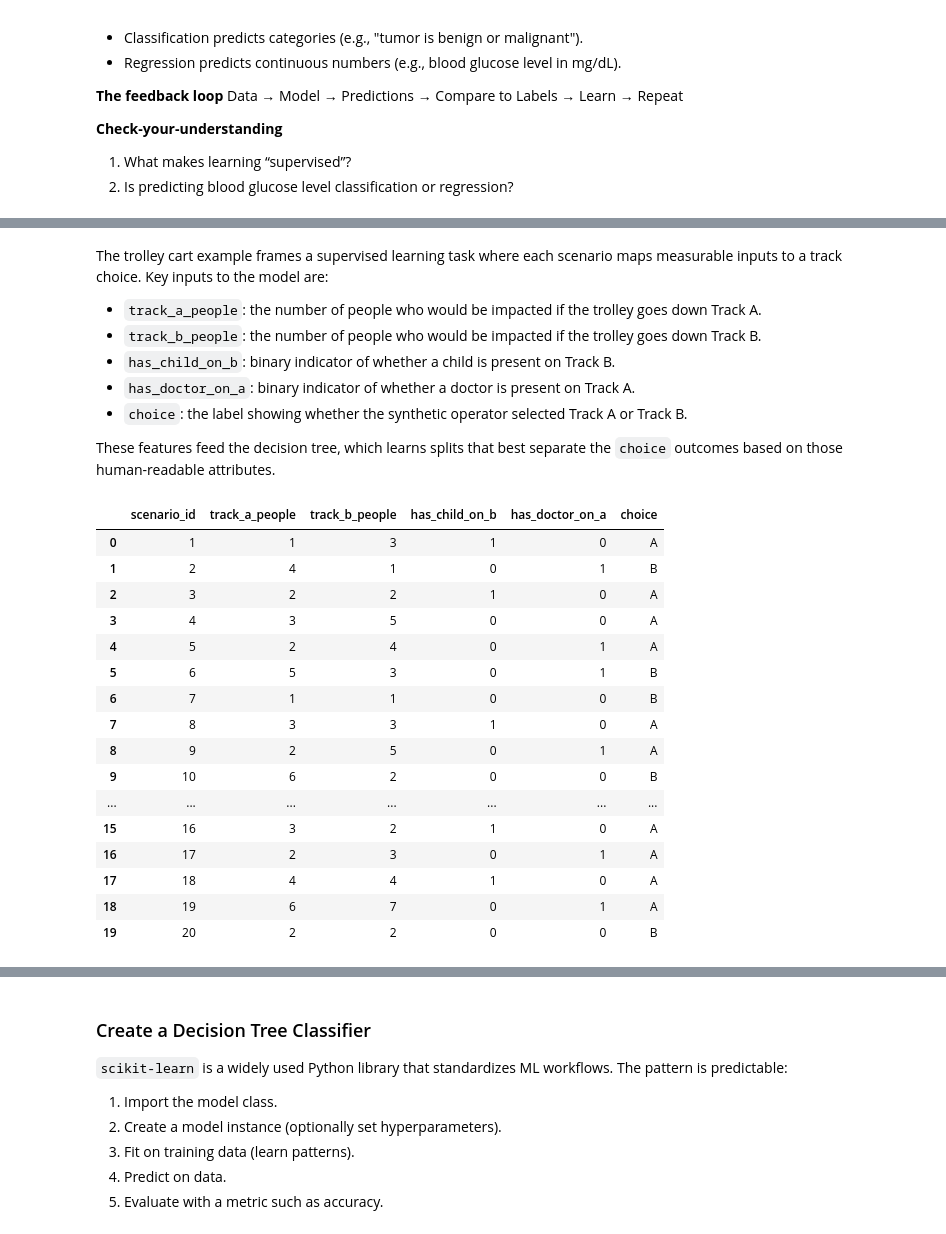
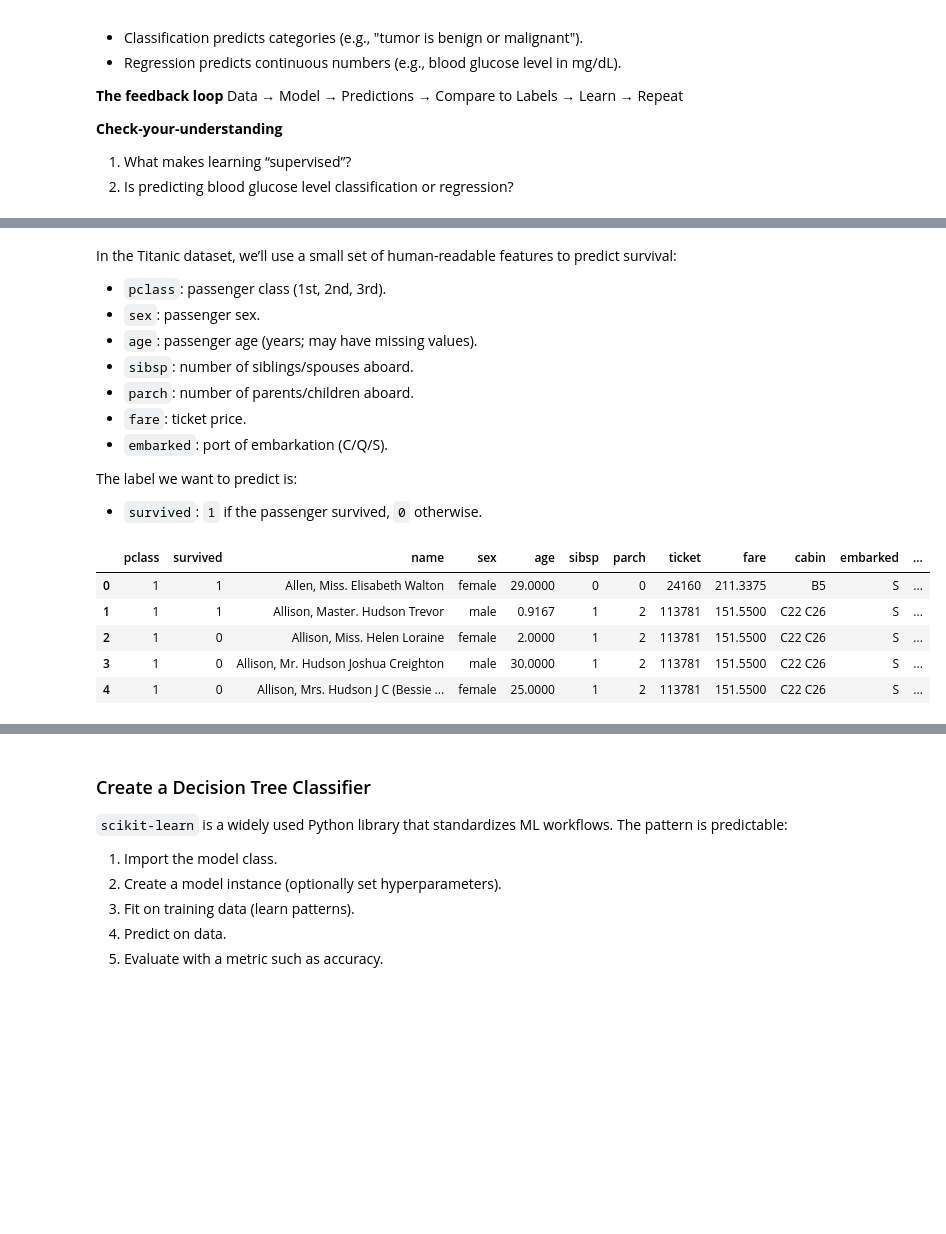
Before and after one commit to uf-bme/BME6938-Spring-2026, a Jupyter notebook: lessons/04-supervised-ml/04-supervised-ML.ipynb, the cells around one changed output, grey strips where cells are left out. Cells and saved outputs as stored; diff of their text form; code cells hidden in the pictures; blank space fills up the shorter version.

Commit message:
begin converting trolley dataset to the titanic dataset

```diff
--- a/lessons/04-supervised-ml/04-supervised-ML.ipynb
+++ b/lessons/04-supervised-ml/04-supervised-ML.ipynb
@@ -57,50 +57,31 @@ _Figure: Toy trolley cart image used in the decision tree example._
 # %% [markdown]
-The trolley cart example frames a supervised learning task where each scenario maps measurable inputs to a track choice. Key inputs to the model are:
+In the Titanic dataset, we’ll use a small set of human-readable features to predict survival:
 
-- `track_a_people`: the number of people who would be impacted if the trolley goes down Track A.
-- `track_b_people`: the number of people who would be impacted if the trolley goes down Track B.
-- `has_child_on_b`: binary indicator of whether a child is present on Track B.
-- `has_doctor_on_a`: binary indicator of whether a doctor is present on Track A.
-- `choice`: the label showing whether the synthetic operator selected Track A or Track B.
+- `pclass`: passenger class (1st, 2nd, 3rd).
+- `sex`: passenger sex.
+- `age`: passenger age (years; may have missing values).
+- `sibsp`: number of siblings/spouses aboard.
+- `parch`: number of parents/children aboard.
+- `fare`: ticket price.
+- `embarked`: port of embarkation (C/Q/S).
 
-These features feed the decision tree, which learns splits that best separate the `choice` outcomes based on those human-readable attributes.
+The label we want to predict is:
+
+- `survived`: `1` if the passenger survived, `0` otherwise.
 # %%
 import pandas as pd
-from pathlib import Path
+from sklearn.datasets import fetch_openml
 
-# Try common working directories (VS Code Jupyter can vary)
-candidate_paths = [
-    Path("data/trolley_toy.csv"),
-    Path("../../data/trolley_toy.csv"),
-]
+# Load Titanic from OpenML as a pandas DataFrame
+titanic = fetch_openml("titanic", version=1, as_frame=True)
+df = titanic.frame.copy()
 
-for p in candidate_paths:
-    if p.exists():
-        csv_path = p
-        break
-else:
-    raise FileNotFoundError(
-        "Could not find trolley_toy.csv. Tried: " + ", ".join(str(p) for p in candidate_paths)
-    )
-
-df = pd.read_csv(csv_path)
-df
+df.head()
 # %% [output]
-|  | scenario_id | track_a_people | track_b_people | has_child_on_b | has_doctor_on_a | choice |
-| 0 | 1 | 1 | 3 | 1 | 0 | A |
-| 1 | 2 | 4 | 1 | 0 | 1 | B |
-| 2 | 3 | 2 | 2 | 1 | 0 | A |
-| 3 | 4 | 3 | 5 | 0 | 0 | A |
-| 4 | 5 | 2 | 4 | 0 | 1 | A |
-| 5 | 6 | 5 | 3 | 0 | 1 | B |
-| 6 | 7 | 1 | 1 | 0 | 0 | B |
-| 7 | 8 | 3 | 3 | 1 | 0 | A |
-| 8 | 9 | 2 | 5 | 0 | 1 | A |
-| 9 | 10 | 6 | 2 | 0 | 0 | B |
-| ... | ... | ... | ... | ... | ... | ... |
-| 15 | 16 | 3 | 2 | 1 | 0 | A |
-| 16 | 17 | 2 | 3 | 0 | 1 | A |
-| 17 | 18 | 4 | 4 | 1 | 0 | A |
-| 18 | 19 | 6 | 7 | 0 | 1 | A |
-| 19 | 20 | 2 | 2 | 0 | 0 | B |
+|  | pclass | survived | name | sex | age | sibsp | parch | ticket | fare | cabin | embarked | ... |
+| 0 | 1 | 1 | Allen, Miss. Elisabeth Walton | female | 29.0000 | 0 | 0 | 24160 | 211.3375 | B5 | S | ... |
+| 1 | 1 | 1 | Allison, Master. Hudson Trevor | male | 0.9167 | 1 | 2 | 113781 | 151.5500 | C22 C26 | S | ... |
+| 2 | 1 | 0 | Allison, Miss. Helen Loraine | female | 2.0000 | 1 | 2 | 113781 | 151.5500 | C22 C26 | S | ... |
+| 3 | 1 | 0 | Allison, Mr. Hudson Joshua Creighton | male | 30.0000 | 1 | 2 | 113781 | 151.5500 | C22 C26 | S | ... |
+| 4 | 1 | 0 | Allison, Mrs. Hudson J C (Bessie ... | female | 25.0000 | 1 | 2 | 113781 | 151.5500 | C22 C26 | S | ... |
 # %% [markdown]
```
Also changed, not shown: parts of 12 cells of this notebook.
